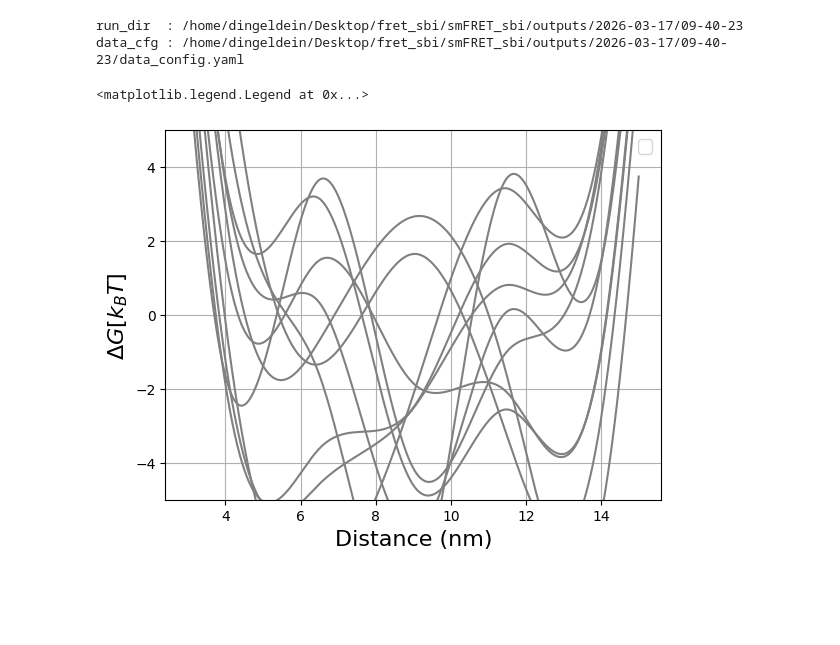
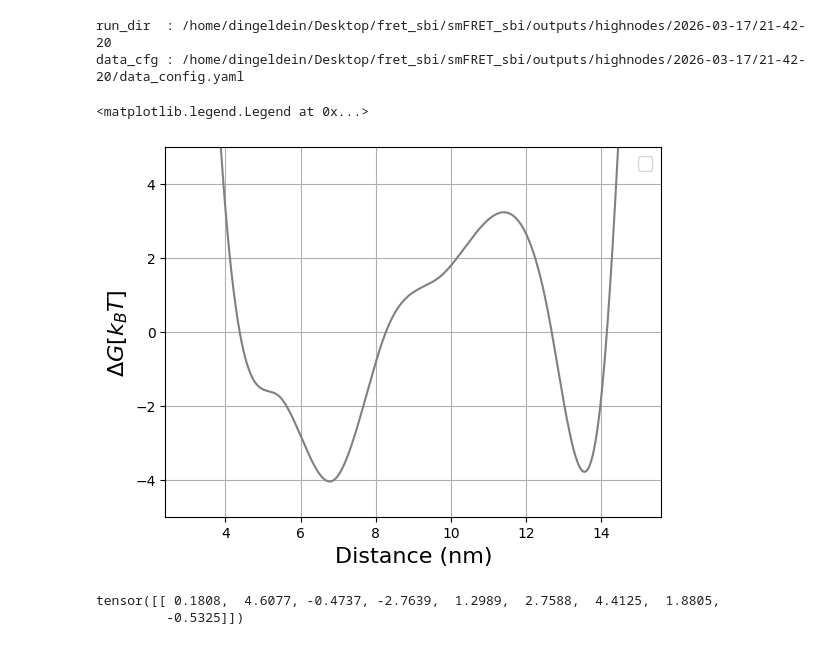
Before and after one commit to covinolab/smFRET_sbi, a Jupyter notebook: analysis/setup_prior.ipynb, the cells around one changed output. Saved outputs shown, nothing was run; the diff lists cells and outputs as text; code cells hidden in the pictures; blank space fills up the shorter version.

```diff
--- a/analysis/setup_prior.ipynb
+++ b/analysis/setup_prior.ipynb
@@ -20,7 +25,7 @@ from utils import eval_spline_from_config
 # %%
 outputs_root = project_root / "outputs"
 
-run_selector = "latest"
+run_selector = "highnodes/2026-03-17/21-42-20"
 # Example explicit selector:
 # run_selector = "highnodes/2026-03-16/16-07-10"
 
@@ -62,26 +67,31 @@ data_cfg = resolve_data_config(run_dir)
 print(f"run_dir  : {run_dir}")
 print(f"data_cfg : {data_cfg}")
 # %% [output]
-run_dir  : /home/dingeldein/Desktop/fret_sbi/smFRET_sbi/outputs/2026-03-17/09-40-23
-data_cfg : /home/dingeldein/Desktop/fret_sbi/smFRET_sbi/outputs/2026-03-17/09-40-23/data_config.yaml
+run_dir  : /home/dingeldein/Desktop/fret_sbi/smFRET_sbi/outputs/highnodes/2026-03-17/21-42-20
+data_cfg : /home/dingeldein/Desktop/fret_sbi/smFRET_sbi/outputs/highnodes/2026-03-17/21-42-20/data_config.yaml
 # %%
 prior = generate_posterior_prior_from_config(str(data_cfg), device="cpu")
 eval_spline = eval_spline_from_config(str(data_cfg))
 # %%
 samples = prior.sample((10000,))
 # %%
-samples = prior.sample((10,))
-for i in range(10):
+samples = prior.sample((1,))
+for i in range(1):
     x, y = eval_spline(
         params=samples[i] - samples[i].mean(),  # Shift to zero mean for better visualization
         x_eval=np.linspace(3, 15, 1000),
     )
     plt.plot(x, y, color='gray', alpha=1)
 plt.xlabel("Distance (nm)", fontsize=16)
 plt.ylabel(r"$\Delta G [k_{B}T]$", fontsize=16)
 plt.ylim(-5, 5)
 plt.grid()
 plt.legend(fontsize=13)
 # %% [output]
 <matplotlib.legend.Legend at 0x...>
-[figure, old version]
+[figure, new version]
+# %%
+samples
+# %% [output]
+tensor([[ 0.1808,  4.6077, -0.4737, -2.7639,  1.2989,  2.7588,  4.4125,  1.8805,
+         -0.5325]])
```
Also changed, not shown: parts of 1 cell of this notebook, 9 other files.
